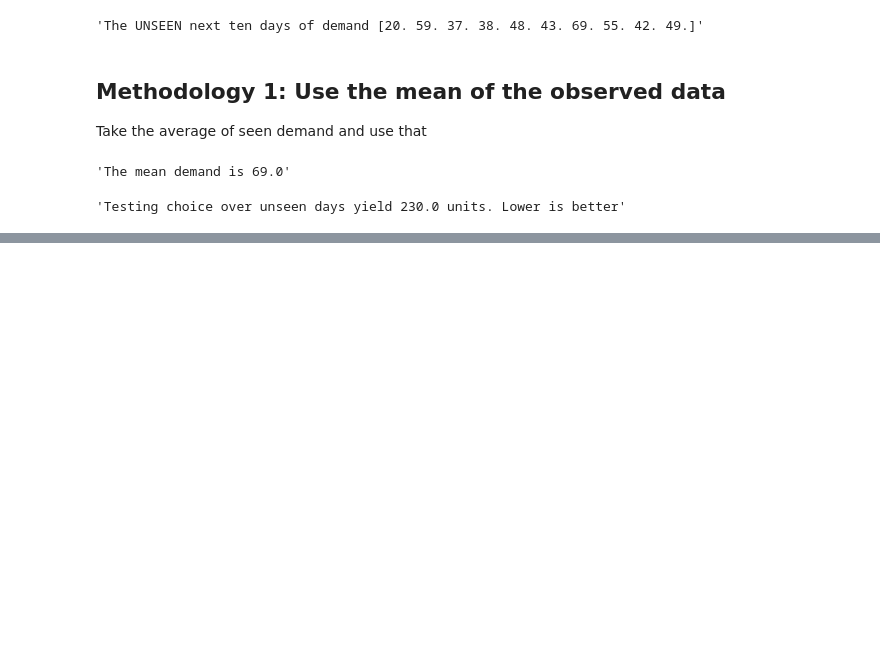
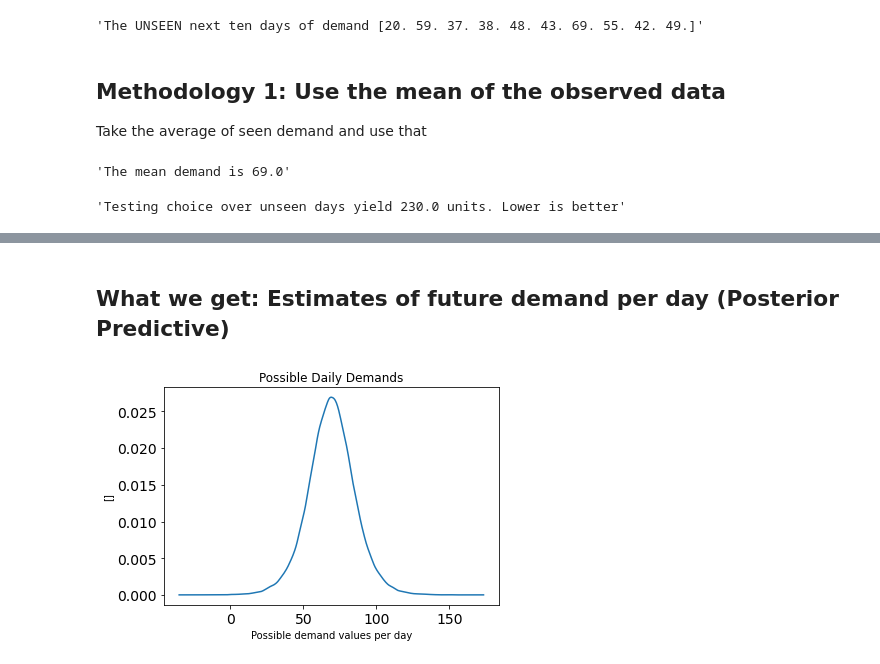
Before and after one commit to canyon289/PyDataGlobal_2020, a Jupyter notebook: PyDataGlobal_Ravin.ipynb, the cells around one changed output, grey strips where cells are left out. Saved outputs shown, nothing was run; the diff lists cells and outputs as text; code cells hidden in the pictures; blank space fills up the shorter version.

```diff
--- a/PyDataGlobal_Ravin.ipynb
+++ b/PyDataGlobal_Ravin.ipynb
@@ -367,0 +393,10 @@ az.plot_dist(bayesian_demand_estimate)
+# %% [markdown]
+## What we get: Estimates of future demand per day (Posterior Predictive)
+# %%
+fig, ax = plt.subplots()
+az.plot_dist(posterior_predictive["demand"].flatten(), ax=ax)
+ax.set_title("Possible Daily Demands")
+ax.set_ylabel([])
+ax.set_xlabel("Possible demand values per day");
+# %% [output]
+[figure, added]
```
Also changed, not shown: parts of 28 cells of this notebook, 3 other files.
